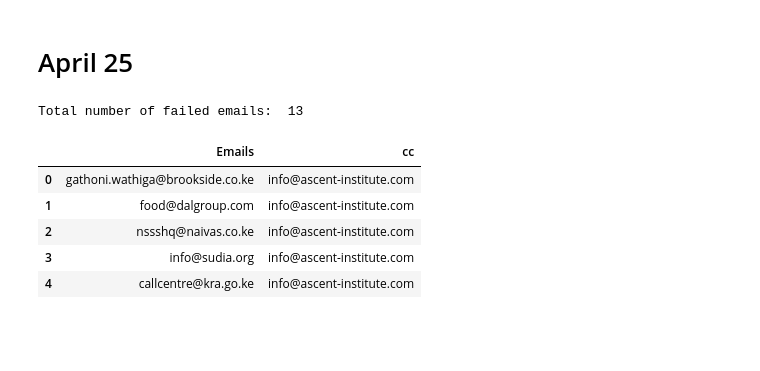
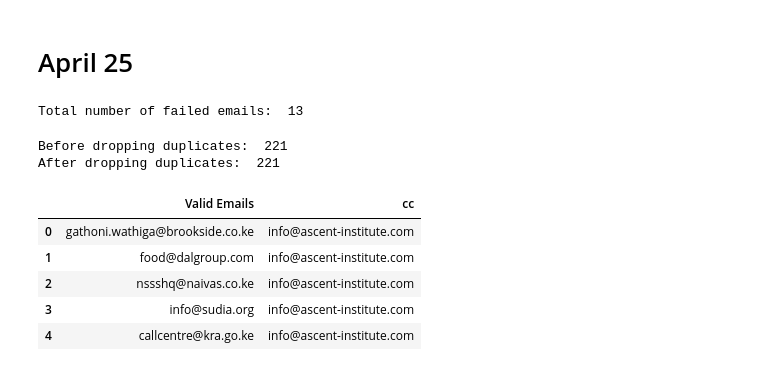
Before and after one commit to IainMosima/bulk-email-sender, a Jupyter notebook: failed.ipynb, the cells around one changed output. Saved outputs shown, nothing was run; the diff lists cells and outputs as text; code cells hidden in the pictures; blank space fills up the shorter version.

```diff
--- a/failed.ipynb
+++ b/failed.ipynb
@@ -545,11 +545,17 @@ df_all_emails_cleaned = df_all_emails[~(df_all_emails["Valid Emails"].isin(faile
 # %%
 extracted_emails = get_emails(df_all_emails_cleaned["Valid Emails"].to_list())
 df_cleaned_april_28 = pd.DataFrame(extracted_emails, columns=['Emails'])
 df_cleaned_april_28["cc"] = "info@ascent-institute.com"
 df_cleaned_april_28["Emails"] = df_cleaned_april_28["Emails"].str.strip().str.lower()
+print("Before dropping duplicates: ", len(df_cleaned_april_28))
+df_cleaned_april_28.drop_duplicates(inplace=True, subset=['Emails'])
+print("After dropping duplicates: ", len(df_cleaned_april_28))
+df_cleaned_april_28 = df_cleaned_april_28.rename(columns={'Emails': 'Valid Emails'})
 df_cleaned_april_28.head()
 # %% [output]
+Before dropping duplicates:  221
+After dropping duplicates:  221
-|  | Emails | cc |
+|  | Valid Emails | cc |
 | 0 | gathoni.wathiga@brookside.co.ke | info@ascent-institute.com |
 | 1 | food@dalgroup.com | info@ascent-institute.com |
 | 2 | nssshq@naivas.co.ke | info@ascent-institute.com |
```
Also changed, not shown: parts of 1 cell of this notebook, 2 other files.
